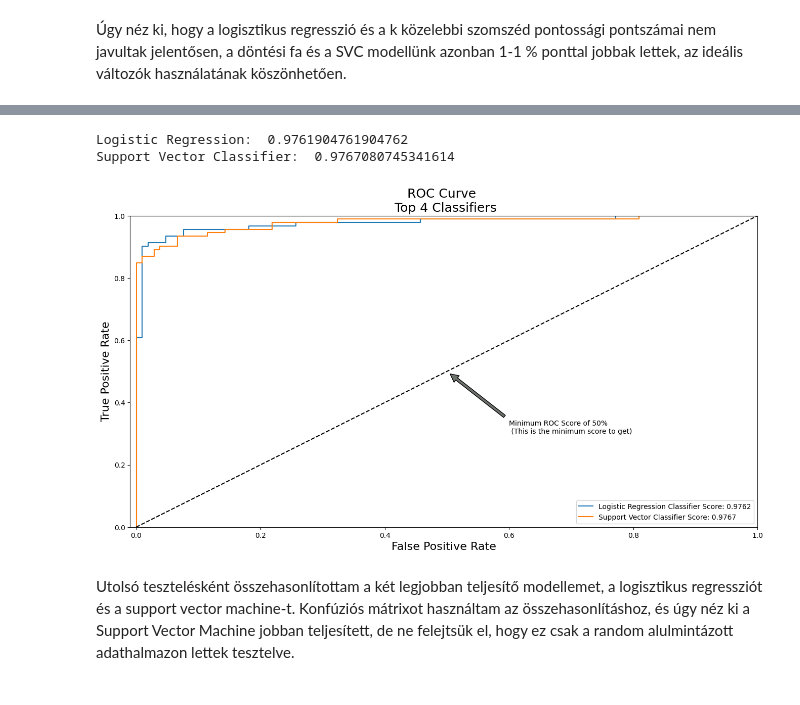
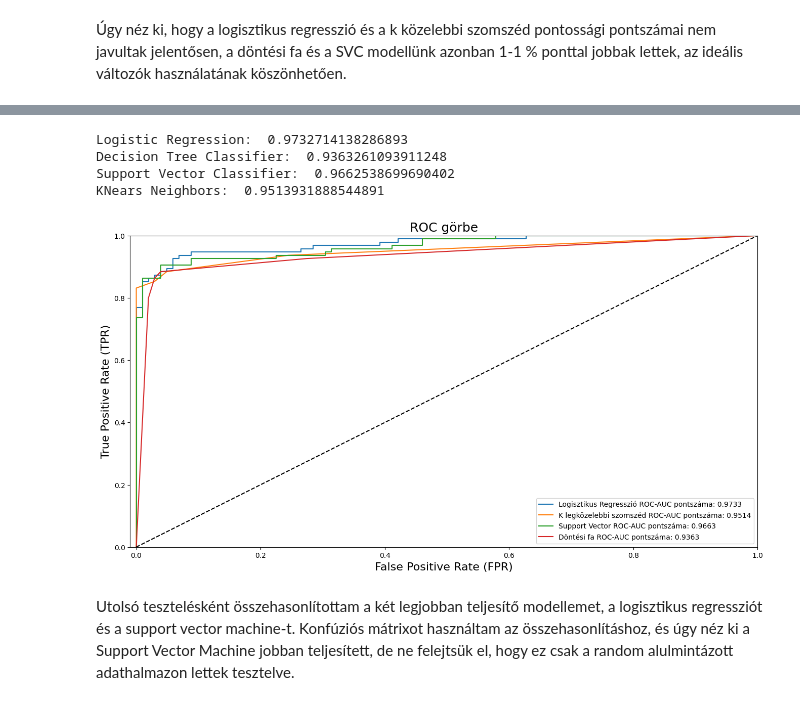
Before and after one commit to allmannd/syntheticdata, a Jupyter notebook: fraud_detection.ipynb, the cells around one changed output, grey strips where cells are left out. Cells and saved outputs as stored; diff of their text form; code cells hidden in the pictures.

```diff
--- a/fraud_detection.ipynb
+++ b/fraud_detection.ipynb
@@ -273,45 +296,45 @@ from sklearn.metrics import roc_curve
 from sklearn.metrics import roc_auc_score
 
 logreg_pred = logreg.decision_function(X_test)
-#dectree_pred = dectree.decision_function(X_test)
+dectree_pred = dectree.predict_proba(X_test)
 svc_pred = svc.decision_function(X_test)
-#knear_pred = knear.decision_function(X_test)
+knear_pred = knear.predict_proba(X_test)
 
 
 print('Logistic Regression: ', roc_auc_score(y_test, logreg_pred))
-#print('KNears Neighbors: ', roc_auc_score(y_train, knear_pred))
+print('Decision Tree Classifier: ', roc_auc_score(y_test, dectree_pred[:,1]))
 print('Support Vector Classifier: ', roc_auc_score(y_test, svc_pred))
-#print('Decision Tree Classifier: ', roc_auc_score(y_train, dectree_pred))
+print('KNears Neighbors: ', roc_auc_score(y_test, knear_pred[:,1]))
 # %% [output]
-Logistic Regression:  0.9761904761904762
-Support Vector Classifier:  0.9767080745341614
+Logistic Regression:  0.9732714138286893
+Decision Tree Classifier:  0.9363261093911248
+Support Vector Classifier:  0.9662538699690402
+KNears Neighbors:  0.9513931888544891
 # %%
 log_fpr, log_tpr, log_thresold = roc_curve(y_test, logreg_pred)
-#knear_fpr, knear_tpr, knear_threshold = roc_curve(y_train, knear_pred)
+knear_fpr, knear_tpr, knear_threshold = roc_curve(y_test, knear_pred[:,1])
 svc_fpr, svc_tpr, svc_threshold = roc_curve(y_test, svc_pred)
-#tree_fpr, tree_tpr, tree_threshold = roc_curve(y_train, dectree_pred)
+tree_fpr, tree_tpr, tree_threshold = roc_curve(y_test, dectree_pred[:,1])
 
 
 def graph_roc_curve_multiple(log_fpr, log_tpr, knear_fpr, knear_tpr, svc_fpr, svc_tpr, tree_fpr, tree_tpr):
     plt.figure(figsize=(16,8))
-    plt.title('ROC Curve \n Top 4 Classifiers', fontsize=18)
-    plt.plot(log_fpr, log_tpr, label='Logistic Regression Classifier Score: {:.4f}'.format(roc_auc_score(y_test, logreg_pred)))
-    #plt.plot(knear_fpr, knear_tpr, label='KNears Neighbors Classifier Score: {:.4f}'.format(roc_auc_score(y_train, knear_pred)))
-    plt.plot(svc_fpr, svc_tpr, label='Support Vector Classifier Score: {:.4f}'.format(roc_auc_score(y_test, svc_pred)))
-    #plt.plot(tree_fpr, tree_tpr, label='Decision Tree Classifier Score: {:.4f}'.format(roc_auc_score(y_train, dectree_pred)))
+    plt.title('ROC görbe', fontsize=18)
+    plt.plot(log_fpr, log_tpr, label='Logisztikus Regresszió ROC-AUC pontszáma: {:.4f}'.format(roc_auc_score(y_test, logreg_pred)))
+    plt.plot(knear_fpr, knear_tpr, label='K legközelebbi szomszéd ROC-AUC pontszáma: {:.4f}'.format(roc_auc_score(y_test, knear_pred[:,1])))
+    plt.plot(svc_fpr, svc_tpr, label='Support Vector ROC-AUC pontszáma: {:.4f}'.format(roc_auc_score(y_test, svc_pred)))
+    plt.plot(tree_fpr, tree_tpr, label='Döntési fa ROC-AUC pontszáma: {:.4f}'.format(roc_auc_score(y_test, dectree_pred[:,1])))
     plt.plot([0, 1], [0, 1], 'k--')
     plt.axis([-0.01, 1, 0, 1])
-    plt.xlabel('False Positive Rate', fontsize=16)
-    plt.ylabel('True Positive Rate', fontsize=16)
-    plt.annotate('Minimum ROC Score of 50% \n (This is the minimum score to get)', xy=(0.5, 0.5), xytext=(0.6, 0.3),
-                arrowprops=dict(facecolor='#6E726D', shrink=0.05),
-                )
+    plt.xlabel('False Positive Rate (FPR)', fontsize=16)
+    plt.ylabel('True Positive Rate (TPR)', fontsize=16)
+
     plt.legend()
 
 graph_roc_curve_multiple(log_fpr, log_tpr, knear_fpr, knear_tpr, svc_fpr, svc_tpr, tree_fpr, tree_tpr)
 plt.show()
 # %% [output]
-[figure, old version]
+[figure, new version]
 # %% [markdown]
 Utolsó tesztelésként összehasonlítottam a két legjobban teljesítő modellemet, a logisztikus regressziót és a support vector machine-t. Konfúziós mátrixot használtam az összehasonlításhoz, és úgy néz ki a Support Vector Machine jobban teljesített, de ne felejtsük el, hogy ez csak a random alulmintázott adathalmazon lettek tesztelve.
 # %%
```
Also changed, not shown: parts of 8 cells of this notebook, 1 other file.
